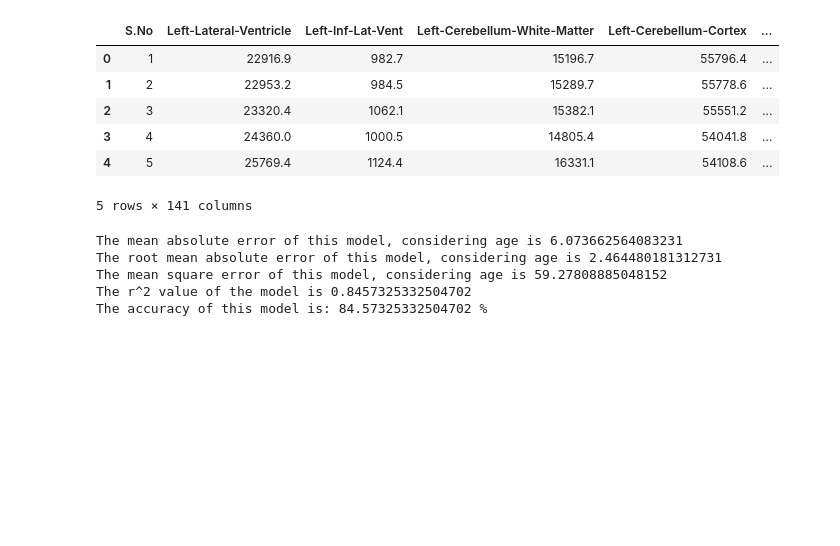
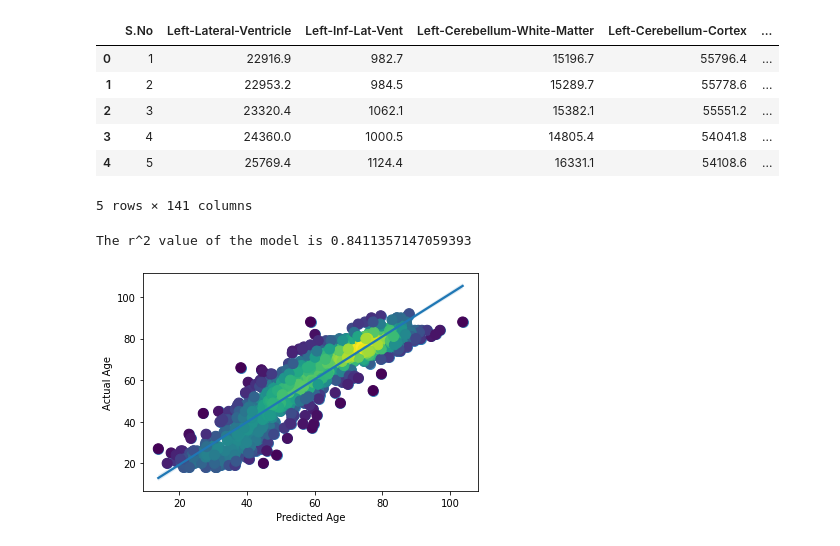
Before and after one commit to KatheerZM/BMEN415-Project, a Jupyter notebook: regressionmodel1.ipynb, the cells around one changed output. Drawn from its saved outputs; the diff is of its cells as text; code cells hidden in the pictures; blank space fills up the shorter version.

```diff
--- a/regressionmodel1.ipynb
+++ b/regressionmodel1.ipynb
@@ -48,27 +48,28 @@ pca_VolumetricData = pd.DataFrame(data=pca1_data, columns=columns)
 pca_VolumetricData['Age'] = VolumetricData['Age']
 # %%
 X_train, X_test, Y_train, Y_test = train_test_split(pca_VolumetricData[columns], pca_VolumetricData['Age'], test_size=0.2)
-# %%
-#Linear Regression
-Linear_Regression = LinearRegression()
-Linear_Regression.fit(X_train, Y_train)
-Linear_Regression.predict(X_test)
-
-meanabserror=metrics.mean_absolute_error(Y_test, Linear_Regression.predict(X_test))
-print('The mean absolute error of this model, considering age is',meanabserror)
-rootmeanabserror=math.sqrt(meanabserror)
-print('The root mean absolute error of this model, considering age is',rootmeanabserror)
-meansqrerror=metrics.mean_squared_error(Y_test, Linear_Regression.predict(X_test))
-print('The mean square error of this model, considering age is', meansqrerror)
-r2 = metrics.r2_score(Y_test, Linear_Regression.predict(X_test))
-print('The r^2 value of the model is',r2)
-print('The accuracy of this model is:', Linear_Regression.score(X_test,Y_test)*100,'%')
-# %% [output]
-The mean absolute error of this model, considering age is 6.073662564083231
-The root mean absolute error of this model, considering age is 2.464480181312731
-The mean square error of this model, considering age is 59.27808885048152
-The r^2 value of the model is 0.8457325332504702
-The accuracy of this model is: 84.57325332504702 %
+# %%
+#Linear Regression
+Linear_Regression = LinearRegression()
+Linear_Regression.fit(X_train, Y_train)
+Linear_Regression.predict(X_test)
+
+r2 = metrics.r2_score(Y_test, Linear_Regression.predict(X_test))
+print('The r^2 value of the model is',r2)
+#sns.scatterplot(Linear_Regression.predict(X_test),Y_test)
+#sns.regplot(Linear_Regression.predict(X_test) ,Y_test, fit_reg=True, scatter_kws={"s": 100})
+
+XY = np.vstack([Linear_Regression.predict(X_test),Y_test])
+z = gaussian_kde(XY)(XY)
+fig, ax = plt.subplots()
+sns.regplot(Linear_Regression.predict(X_test) ,Y_test, fit_reg=True, scatter_kws={"s": 100})
+ax.scatter(Linear_Regression.predict(X_test),Y_test, c=z, s=100)
+ax.set_xlabel('Predicted Age')
+ax.set_ylabel('Actual Age')
+plt.show()
+# %% [output]
+The r^2 value of the model is 0.8411357147059393
+[figure, added]
 # %%
 #Multiple Linear Regression
 multiple_linear_reg = LinearRegression()
```
Also changed, not shown: parts of 5 cells of this notebook.
